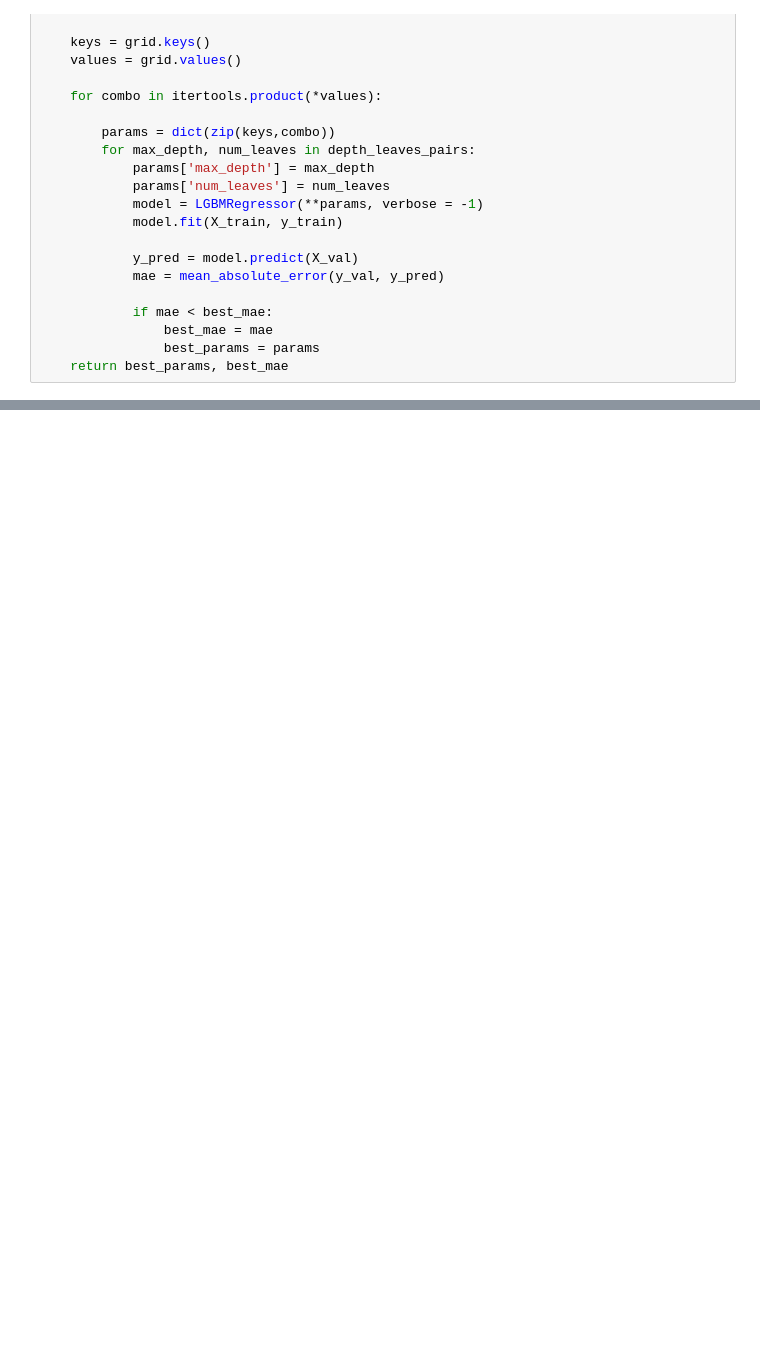
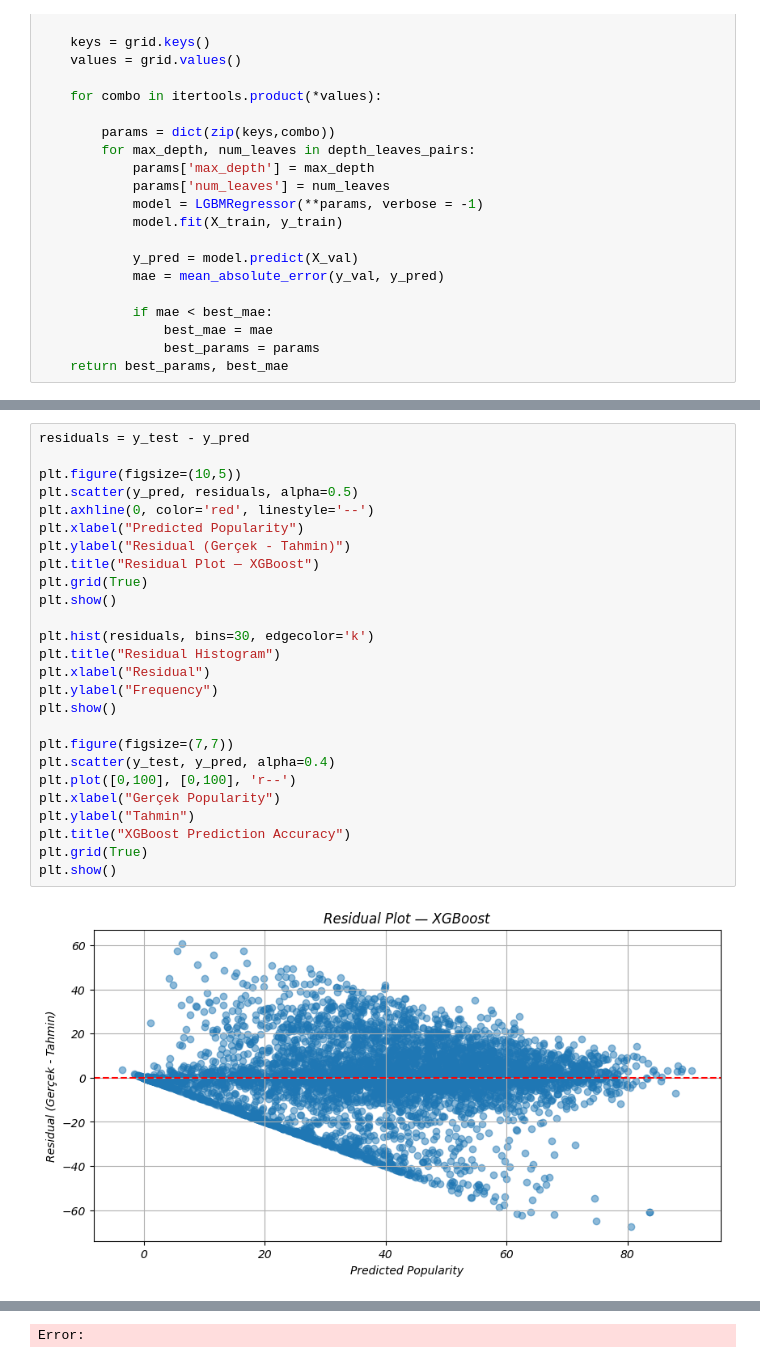
Before and after one commit to essraAlp/spotifyTrendAnalysis, a Jupyter notebook: lightGBM.ipynb, the cells around one changed output, grey strips where cells are left out. Saved outputs shown, nothing was run; the diff lists cells and outputs as text; blank space fills up the shorter version.

```diff
--- a/lightGBM.ipynb
+++ b/lightGBM.ipynb
@@ -67,0 +77,28 @@ R2 Score for LightGBM with best parameters:  0.653736110984689
+# %%
+residuals = y_test - y_pred
+
+plt.figure(figsize=(10,5))
+plt.scatter(y_pred, residuals, alpha=0.5)
+plt.axhline(0, color='red', linestyle='--')
+plt.xlabel("Predicted Popularity")
+plt.ylabel("Residual (Gerçek - Tahmin)")
+plt.title("Residual Plot — XGBoost")
+plt.grid(True)
+plt.show()
+
+plt.hist(residuals, bins=30, edgecolor='k')
+plt.title("Residual Histogram")
+plt.xlabel("Residual")
+plt.ylabel("Frequency")
+plt.show()
+
+plt.figure(figsize=(7,7))
+plt.scatter(y_test, y_pred, alpha=0.4)
+plt.plot([0,100], [0,100], 'r--')
+plt.xlabel("Gerçek Popularity")
+plt.ylabel("Tahmin")
+plt.title("XGBoost Prediction Accuracy")
+plt.grid(True)
+plt.show()
+# %% [output]
+[figure, added]
@@ -67,0 +107 @@ R2 Score for LightGBM with best parameters:  0.653736110984689
+Error:
```
Also changed, not shown: parts of 6 cells of this notebook.
